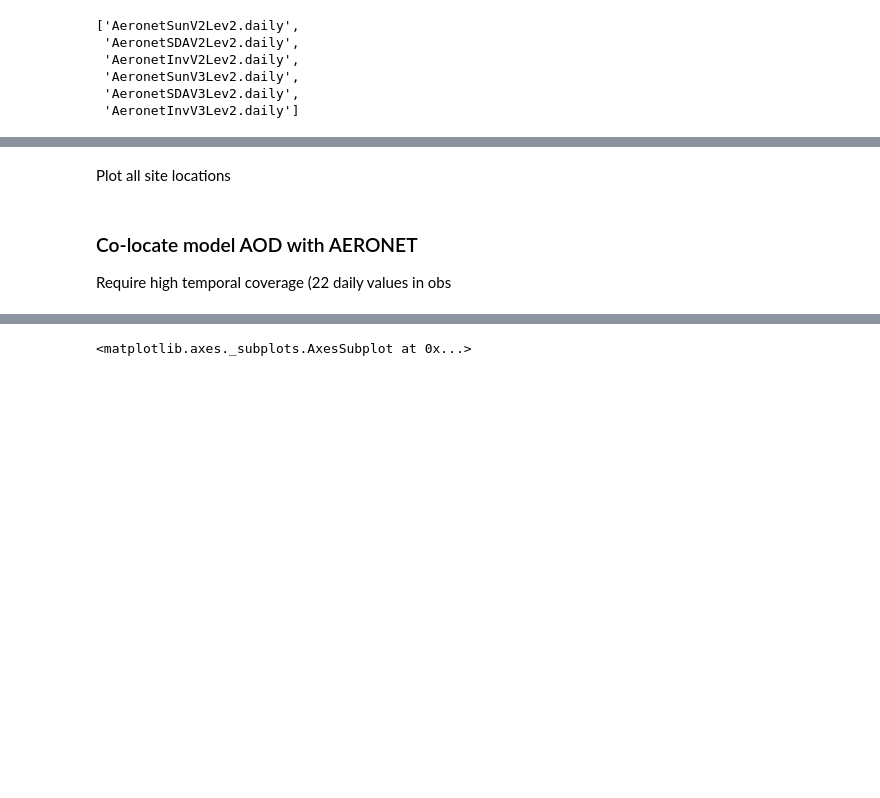
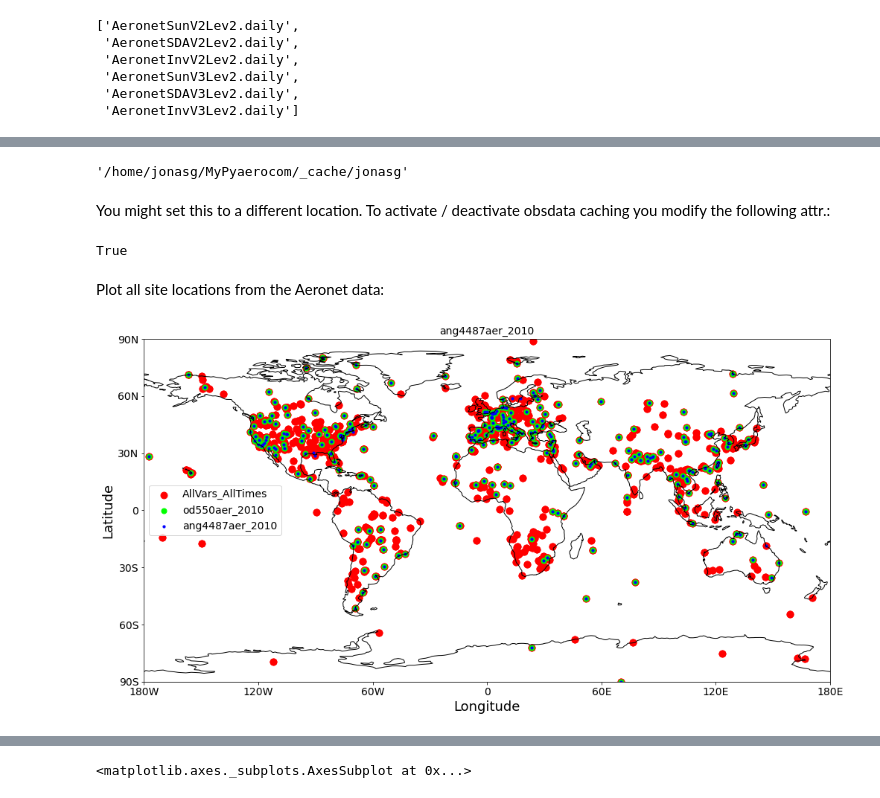
Before and after one commit to metno/pyaerocom-meetings, a Jupyter notebook: Feb2021_Workshop/setup_and_intro.ipynb, the cells around one changed output, grey strips where cells are left out. Saved outputs shown, nothing was run; the diff lists cells and outputs as text; code cells hidden in the pictures; blank space fills up the shorter version.

```diff
--- a/Feb2021_Workshop/setup_and_intro.ipynb
+++ b/Feb2021_Workshop/setup_and_intro.ipynb
@@ -164,6 +255,20 @@ obsdata = obsreader.read('AeronetSunV3Lev2.daily', 'od550aer')
+# %%
+pya.const.CACHEDIR
+# %% [output]
+'/home/jonasg/MyPyaerocom/_cache/jonasg'
+# %% [markdown]
+You might set this to a different location. To activate / deactivate obsdata caching you modify the following attr.:
+# %%
+pya.const.CACHING # = False
+# %% [output]
+True
 # %% [markdown]
-Plot all site locations
+Plot all site locations from the Aeronet data:
-# %% [markdown]
-### Co-locate model AOD with AERONET
-
-Require high temporal coverage (22 daily values in obs
+# %%
+ax = obsdata.plot_station_coordinates(markersize=80)
+# overlay sites that have AOD in 2010 in green
+ax = obsdata.plot_station_coordinates(var_name='od550aer', start=2010, color='lime', markersize=50, ax=ax)
+# overlay sites that have AE data in 2010 in blue
+ax = obsdata.plot_station_coordinates(var_name='ang4487aer', start=2010, color='blue', markersize=10, ax=ax)
+# %% [output]
+[figure, added]
```
Also changed, not shown: parts of 75 cells of this notebook, 4 other files.
